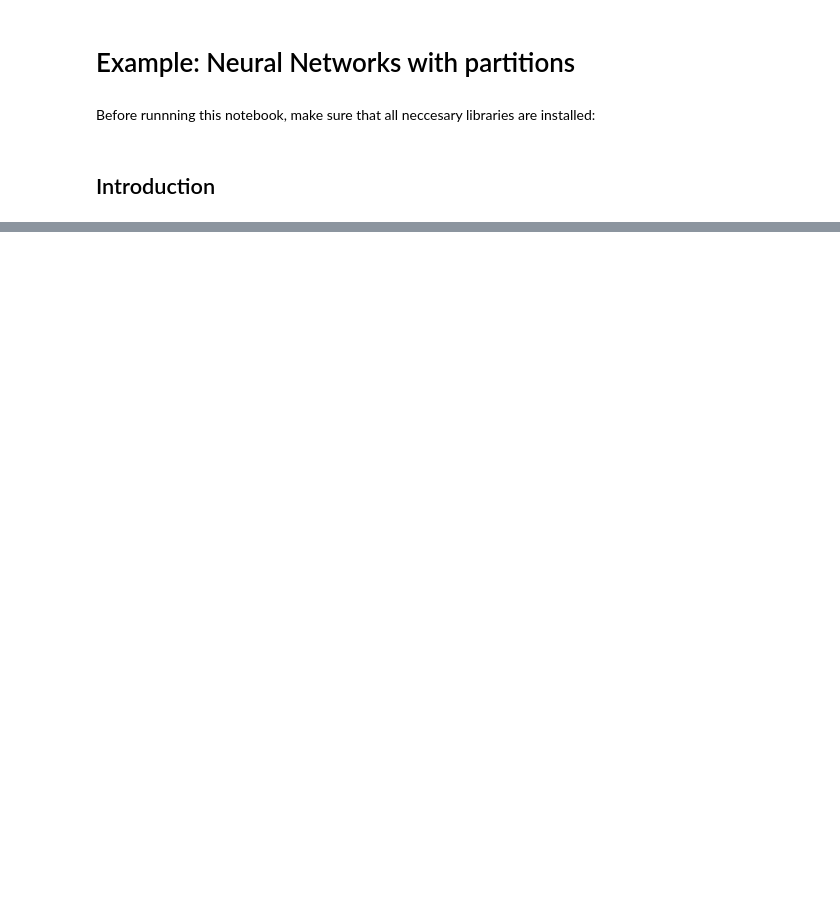
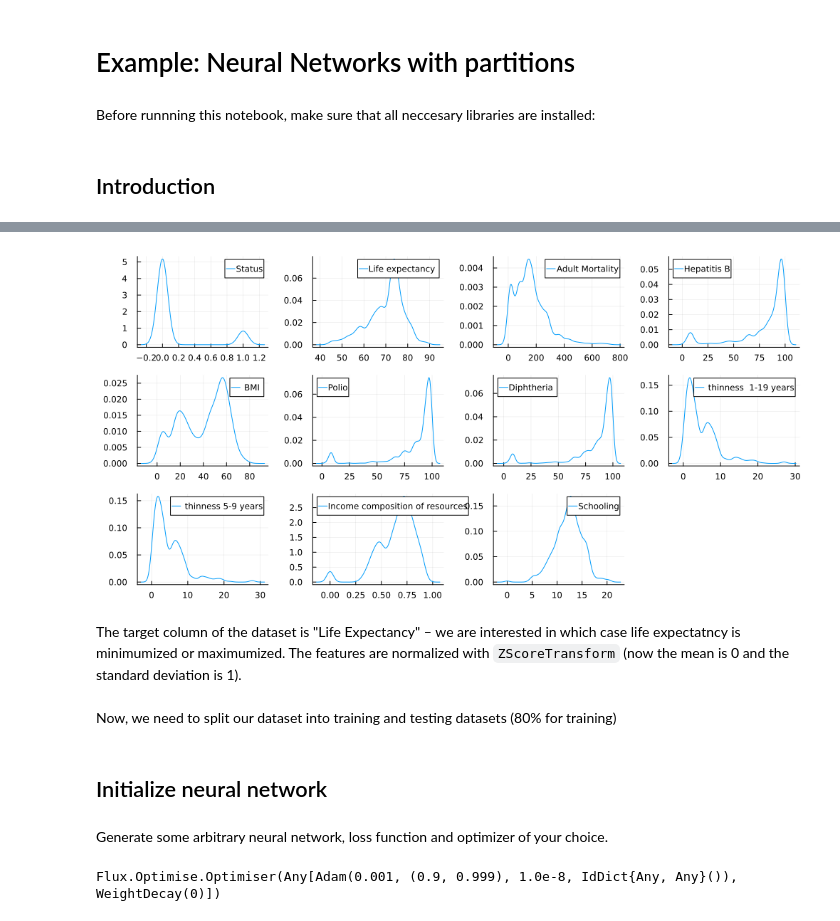
Before and after one commit to gamma-opt/Gogeta.jl, a Jupyter notebook: examples/NN_partition_formulation.ipynb, the cells around one changed output, grey strips where cells are left out. Saved outputs shown, nothing was run; the diff lists cells and outputs as text; code cells hidden in the pictures; blank space fills up the shorter version.

```diff
--- a/examples/NN_partition_formulation.ipynb
+++ b/examples/NN_partition_formulation.ipynb
@@ -441,0 +387,3 @@ For such large problem, optimizer failed to find the optimal solution for all me
+# %%
+data = CSV.read("datasets/LifeExpectanceData.csv", DataFrame)
+first(data, 5)
@@ -441,0 +399,15 @@ For such large problem, optimizer failed to find the optimal solution for all me
+# %%
+plot_array = []
+
+for i = 1:11
+    push!(plot_array, density(data[:, i], label = names(data)[i]))
+
+end
+
+# Combine plots into a single plot
+plot(plot_array...,  legend=true)
+plot!(size=(1000,500))
+# %% [output]
+[figure, added]
+# %% [markdown]
+The target column of the dataset is "Life Expectancy" – we are interested in which case life expectatncy is minimumized or maximumized. The features are normalized with `ZScoreTransform` (now the mean is 0 and the standard deviation is 1).
@@ -441,0 +420,2 @@ For such large problem, optimizer failed to find the optimal solution for all me
+# %% [markdown]
+Now, we need to split our dataset into training and testing datasets (80% for training)
@@ -441,0 +432,15 @@ For such large problem, optimizer failed to find the optimal solution for all me
+# %% [markdown]
+## Initialize neural network
+# %% [markdown]
+Generate some arbitrary neural network, loss function and optimizer of your choice.
+# %%
+model = Chain(
+    Dense(size(X)[2], 256, relu),
+    Dense(256, size(X)[2], relu),
+    Dense(size(X)[2], 1)
+)
+
+loss(x, y) = Flux.huber_loss(model(x), y)
+opt = AdamW()
+# %% [output]
+Flux.Optimise.Optimiser(Any[Adam(0.001, (0.9, 0.999), 1.0e-8, IdDict{Any, Any}()), WeightDecay(0)])
```
Also changed, not shown: parts of 89 cells of this notebook, 1 other file.
